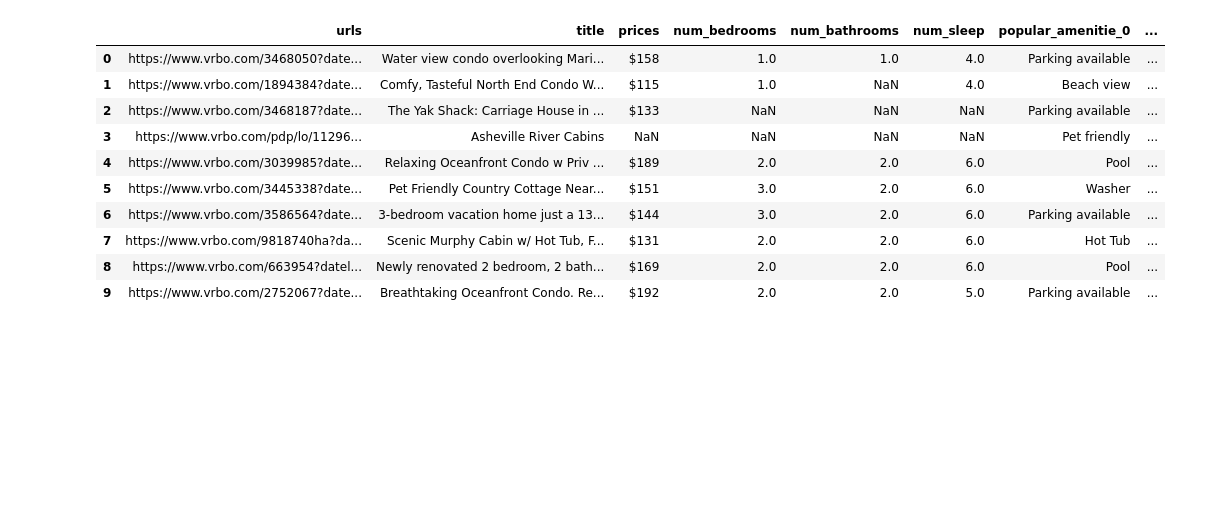
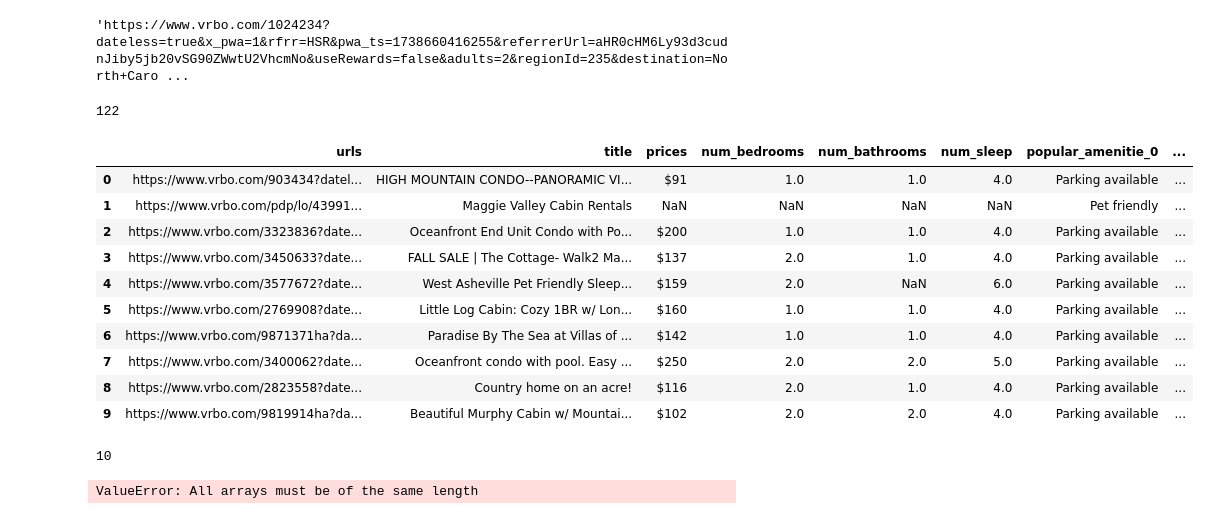
Before and after one commit to Abdelrahman2030/vrbo_scraping, a Jupyter notebook: run_scripts.ipynb, the cells around one changed output. Saved outputs shown, nothing was run; the diff lists cells and outputs as text; code cells hidden in the pictures; blank space fills up the shorter version.

Commit message:
still working on error handling

```diff
--- a/run_scripts.ipynb
+++ b/run_scripts.ipynb
@@ -26,0 +9,2 @@ urls
+# %%
+url = "https://www.vrbo.com/search?adults=2&children=&regionId=122251&destination=Kitty%20Hawk%2C%20North%20Carolina%2C%20United%20States%20of%20America&privacyTrackingState=CAN_TRACK&searchId=033135fc-c70d-4793-aab6-8c1a158f2030&sort=RECOMMENDED&useRewards=SHOP_WITHOUT_POINTS&theme=&pwaDialog=&semdtl=&isInvalidatedDate=false&userIntent="
@@ -26,0 +22,5 @@ urls
+# %%
+df = pd.read_csv("vrbo_links_old.csv")
+df = df.iloc[9:, 1:]
+df = df.reset_index(drop=True)
+df
@@ -29,18 +189,32 @@ driver = Chrome()
+# %%
+urls_list[-2]
+# %% [output]
+'https://www.vrbo.com/1024234?dateless=true&x_pwa=1&rfrr=HSR&pwa_ts=1738660416255&referrerUrl=aHR0cHM6Ly93d3cudnJiby5jb20vSG90ZWwtU2VhcmNo&useRewards=false&adults=2&regionId=235&destination=North+Caro ...
+# %%
+len(prices_list)
+# %% [output]
+122
+# %%
+all_data_df
+# %% [output]
+|  | urls | title | prices | num_bedrooms | num_bathrooms | num_sleep | popular_amenitie_0 | ... |
+| 0 | https://www.vrbo.com/903434?datel... | HIGH MOUNTAIN CONDO--PANORAMIC VI... | $91 | 1.0 | 1.0 | 4.0 | Parking available | ... |
+| 1 | https://www.vrbo.com/pdp/lo/43991... | Maggie Valley Cabin Rentals | NaN | NaN | NaN | NaN | Pet friendly | ... |
+| 2 | https://www.vrbo.com/3323836?date... | Oceanfront End Unit Condo with Po... | $200 | 1.0 | 1.0 | 4.0 | Parking available | ... |
+| 3 | https://www.vrbo.com/3450633?date... | FALL SALE | The Cottage- Walk2 Ma... | $137 | 2.0 | 1.0 | 4.0 | Parking available | ... |
+| 4 | https://www.vrbo.com/3577672?date... | West Asheville Pet Friendly Sleep... | $159 | 2.0 | NaN | 6.0 | Parking available | ... |
+| 5 | https://www.vrbo.com/2769908?date... | Little Log Cabin: Cozy 1BR w/ Lon... | $160 | 1.0 | 1.0 | 4.0 | Parking available | ... |
+| 6 | https://www.vrbo.com/9871371ha?da... | Paradise By The Sea at Villas of ... | $142 | 1.0 | 1.0 | 4.0 | Parking available | ... |
+| 7 | https://www.vrbo.com/3400062?date... | Oceanfront condo with pool. Easy ... | $250 | 2.0 | 2.0 | 5.0 | Parking available | ... |
+| 8 | https://www.vrbo.com/2823558?date... | Country home on an acre! | $116 | 2.0 | 1.0 | 4.0 | Parking available | ... |
+| 9 | https://www.vrbo.com/9819914ha?da... | Beautiful Murphy Cabin w/ Mountai... | $102 | 2.0 | 2.0 | 4.0 | Parking available | ... |
+# %%
+len(sleeps_list)
+# %% [output]
+10
 # %%
 from vrbo_tool import scrape_urls
 
-df = scrape_urls(urls, driver)
+scrape_urls(df, driver)
+# %% [output]
+ValueError: All arrays must be of the same length
-# %%
-df
-# %% [output]
-|  | urls | title | prices | num_bedrooms | num_bathrooms | num_sleep | popular_amenitie_0 | ... |
-| 0 | https://www.vrbo.com/3468050?date... | Water view condo overlooking Mari... | $158 | 1.0 | 1.0 | 4.0 | Parking available | ... |
-| 1 | https://www.vrbo.com/1894384?date... | Comfy, Tasteful North End Condo W... | $115 | 1.0 | NaN | 4.0 | Beach view | ... |
-| 2 | https://www.vrbo.com/3468187?date... | The Yak Shack: Carriage House in ... | $133 | NaN | NaN | NaN | Parking available | ... |
-| 3 | https://www.vrbo.com/pdp/lo/11296... | Asheville River Cabins | NaN | NaN | NaN | NaN | Pet friendly | ... |
-| 4 | https://www.vrbo.com/3039985?date... | Relaxing Oceanfront Condo w Priv ... | $189 | 2.0 | 2.0 | 6.0 | Pool | ... |
-| 5 | https://www.vrbo.com/3445338?date... | Pet Friendly Country Cottage Near... | $151 | 3.0 | 2.0 | 6.0 | Washer | ... |
-| 6 | https://www.vrbo.com/3586564?date... | 3-bedroom vacation home just a 13... | $144 | 3.0 | 2.0 | 6.0 | Parking available | ... |
-| 7 | https://www.vrbo.com/9818740ha?da... | Scenic Murphy Cabin w/ Hot Tub, F... | $131 | 2.0 | 2.0 | 6.0 | Hot Tub | ... |
-| 8 | https://www.vrbo.com/663954?datel... | Newly renovated 2 bedroom, 2 bath... | $169 | 2.0 | 2.0 | 6.0 | Pool | ... |
-| 9 | https://www.vrbo.com/2752067?date... | Breathtaking Oceanfront Condo. Re... | $192 | 2.0 | 2.0 | 5.0 | Parking available | ... |
```
Also changed, not shown: parts of 4 cells of this notebook.
